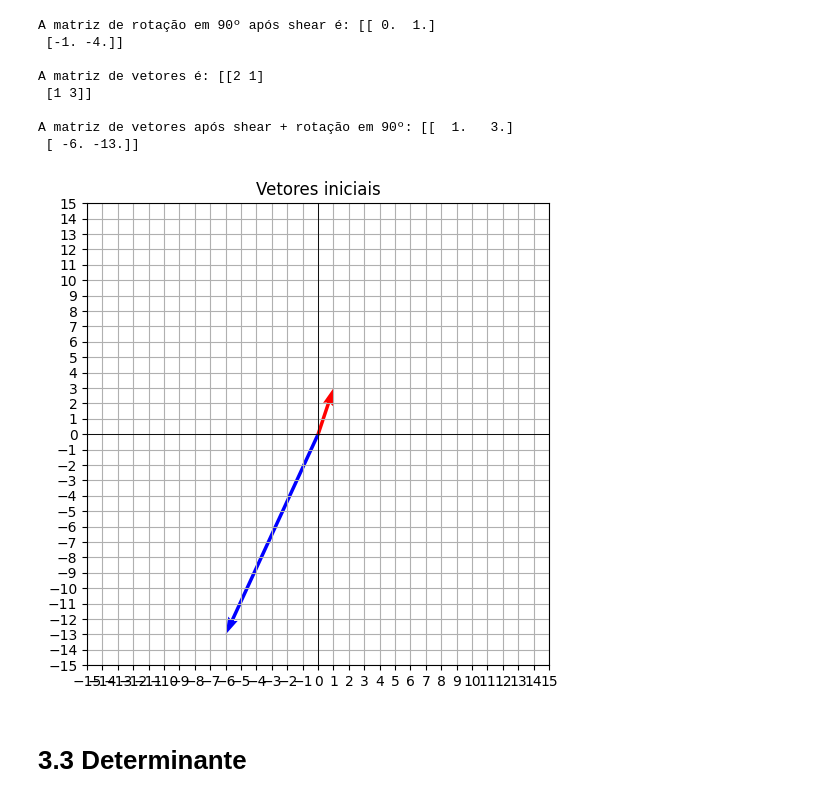
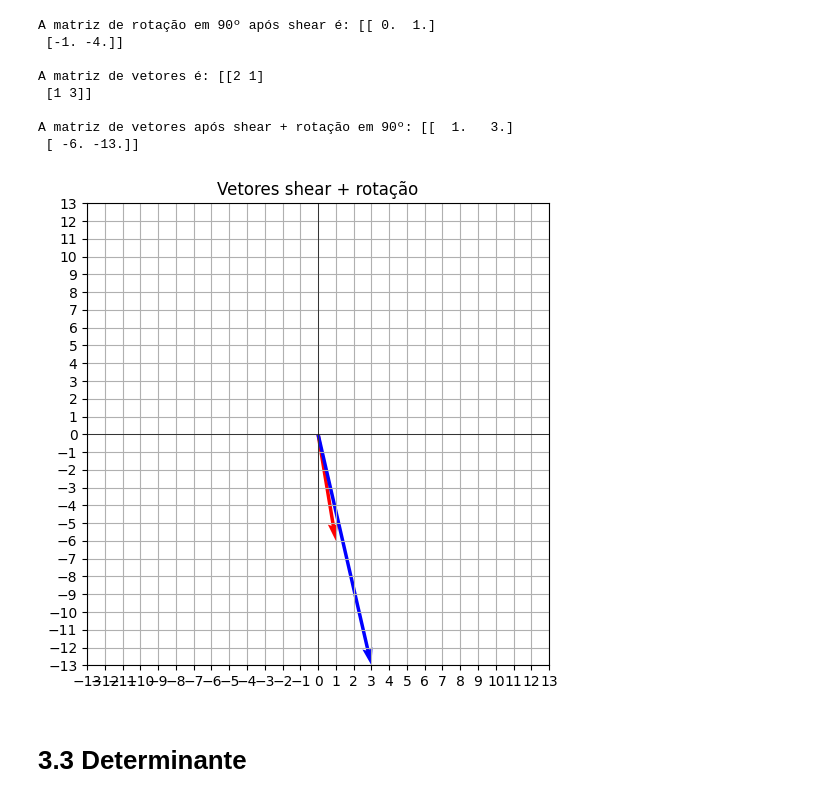
Before and after one commit to Itallo0708/Computational-Mathematics, a Jupyter notebook: Atividade_1.ipynb, the cells around one changed output. Drawn from its saved outputs; the diff is of its cells as text; code cells hidden in the pictures.

```diff
--- a/Atividade_1.ipynb
+++ b/Atividade_1.ipynb
@@ -12,30 +12,32 @@ import numpy as np
 # %% [markdown]
 Função para plotar gráficos:
 # %%
-def plotar_vetores(vetores, cores=None, titulo="vetores"):
-  plt.figure(figsize=(6,6))
+def plotar_vetores(vetores, cores=None, titulo="Vetores"):
+    plt.figure(figsize=(6,6))
 
-  if cores is None:
-    cores = ['r', 'b', 'g', 'm', 'c', 'y', 'k']
+    if cores is None:
+        cores = ['r', 'b', 'g', 'm', 'c', 'y', 'k']
 
-  for i, vetor in enumerate(vetores):
-    plt.quiver(0,0,
-               vetor[0], vetor[1],
-               angles ='xy',
-               scale_units ='xy',
-               scale = 1,
-               color = cores[i % len(cores)])
+    # percorre colunas ao invés de linhas
+    for i in range(vetores.shape[1]):
+        vetor = vetores[:, i]
+        plt.quiver(0, 0,
+                   vetor[0], vetor[1],
+                   angles='xy',
+                   scale_units='xy',
+                   scale=1,
+                   color=cores[i % len(cores)])
 
-    plt.xlim(-15, 15)
-    plt.ylim(-15, 15)
-    plt.xticks(np.arange(-15, 16, 1))
-    plt.yticks(np.arange(-15,16,1))
-    plt.axhline(0, color = 'black', linewidth = 0.5)
-    plt.axvline(0, color = 'black', linewidth = 0.5)
+    plt.xlim(-13, 13)
+    plt.ylim(-13, 13)
+    plt.xticks(np.arange(-13, 14, 1))
+    plt.yticks(np.arange(-13, 14, 1))
+    plt.axhline(0, color='black', linewidth=0.5)
+    plt.axvline(0, color='black', linewidth=0.5)
     plt.grid(True)
     plt.gca().set_aspect('equal', adjustable='box')
     plt.title(titulo)
-    plt.show
+    plt.show()
 # %% [markdown]
 # 1.1.1 Aplicando rotação em 90 graus seguido de Shear
 Partindo dos vetores v1= [2, 1] e v2 = [1, 3] de $\mathbb{R}^2$
@@ -503,9 +505,9 @@ A matriz de vetores é: [[2 1]
 A matriz de vetores após shear + rotação em 90º: [[  1.   3.]
  [ -6. -13.]]
 # %%
-plotar_vetores(vetores_shear_rotacao, None, 'Vetores iniciais')
+plotar_vetores(vetores_shear_rotacao, None, 'Vetores shear + rotação')
 # %% [output]
-[figure, old version]
+[figure, new version]
 # %% [markdown]
 # 3.3 Determinante
 # %%
```
Also changed, not shown: parts of 19 cells of this notebook.
